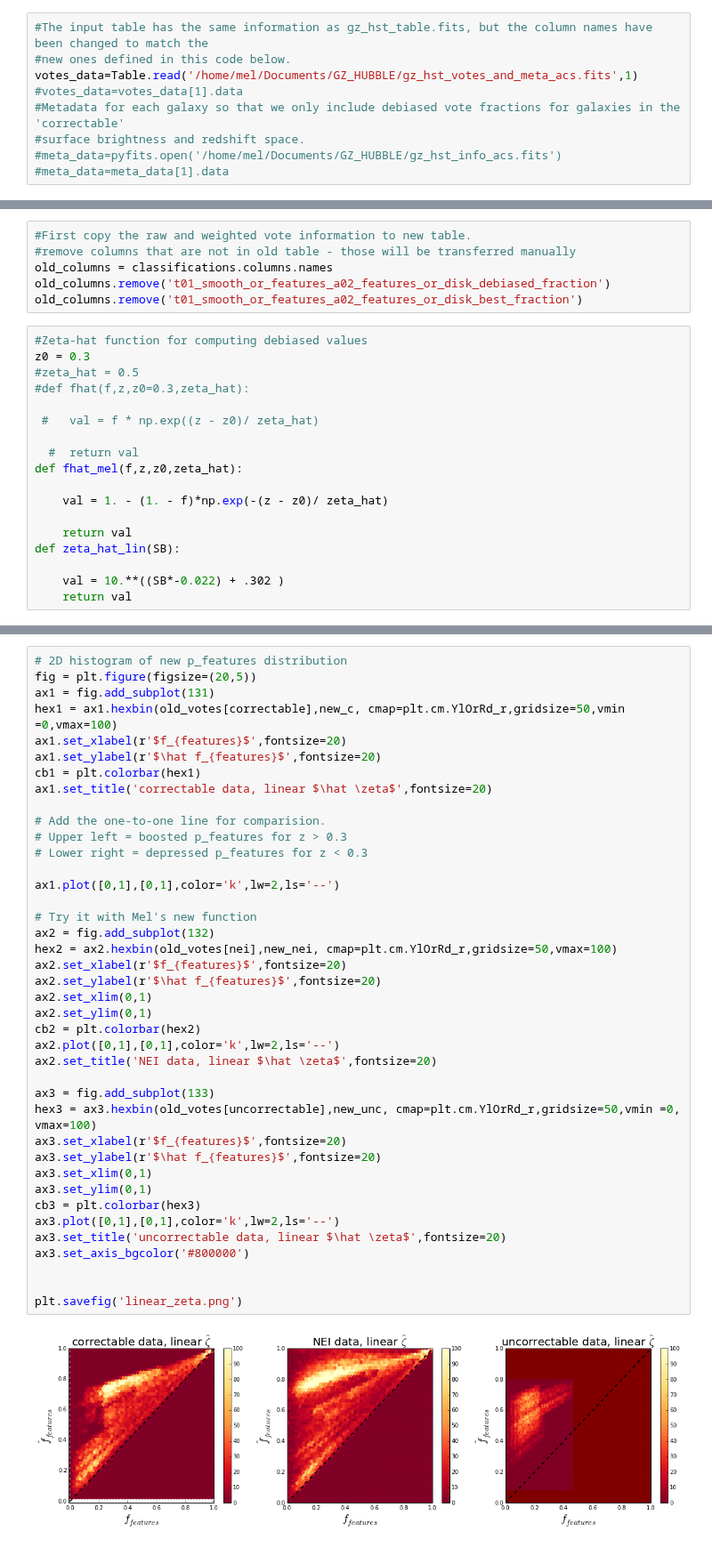
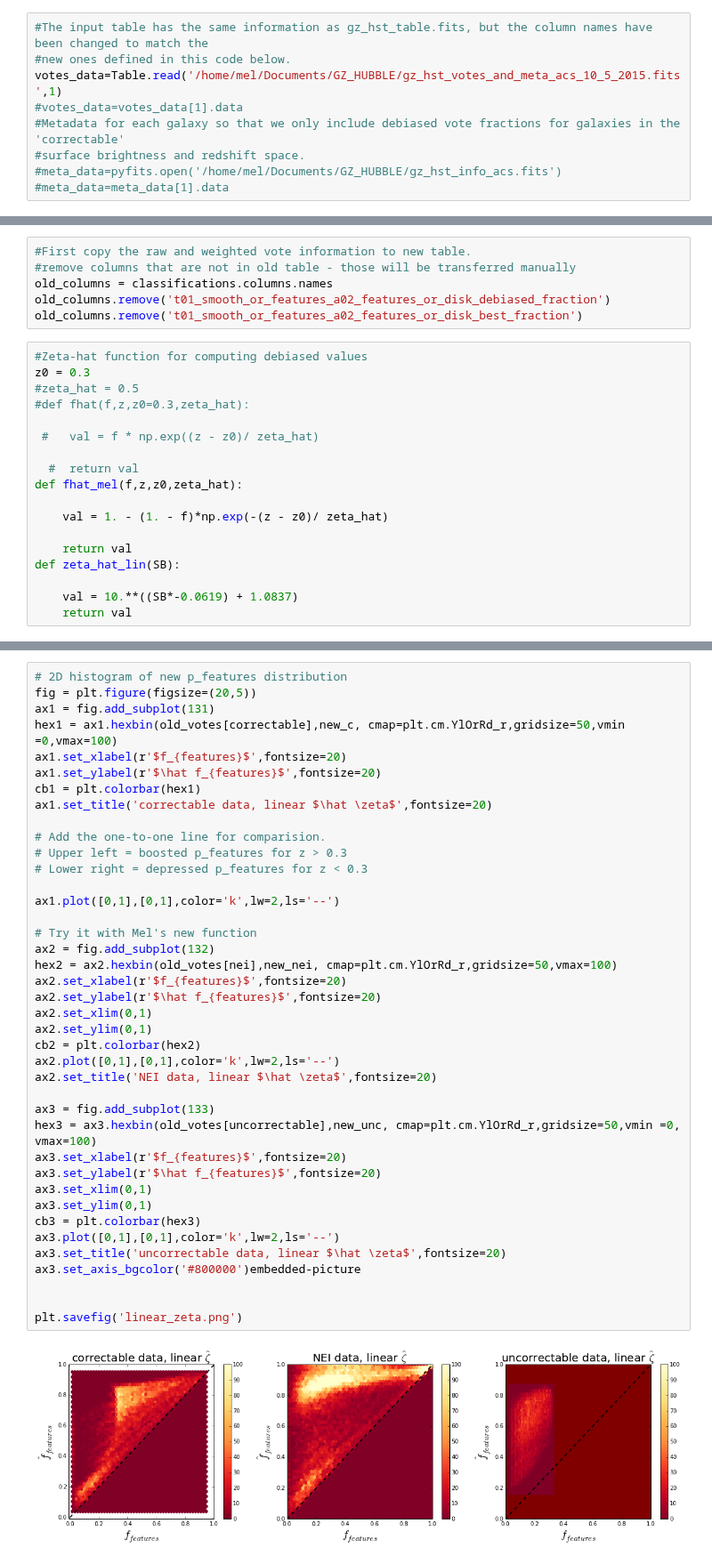
Before and after one commit to willettk/gzhubble, a Jupyter notebook: python/hubble_catalog.ipynb, the cells around one changed output, grey strips where cells are left out. Shown at 89% size. Cells and saved outputs as stored; diff of their text form.

```diff
--- a/python/hubble_catalog.ipynb
+++ b/python/hubble_catalog.ipynb
@@ -10,7 +10,7 @@ import matplotlib.pyplot as plt
 # %%
 #The input table has the same information as gz_hst_table.fits, but the column names have been changed to match the
 #new ones defined in this code below.
-votes_data=Table.read('/home/mel/Documents/GZ_HUBBLE/gz_hst_votes_and_meta_acs.fits',1)
+votes_data=Table.read('/home/mel/Documents/GZ_HUBBLE/gz_hst_votes_and_meta_acs_10_5_2015.fits',1)
 #votes_data=votes_data[1].data
 #Metadata for each galaxy so that we only include debiased vote fractions for galaxies in the 'correctable'
 #surface brightness and redshift space.
@@ -519,7 +519,7 @@ def fhat_mel(f,z,z0,zeta_hat):
     return val
 def zeta_hat_lin(SB):
 
-    val = 10.**((SB*-0.022) + .302 )
+    val = 10.**((SB*-0.0619) + 1.0837)
     return val
 # %%
 print 'Writing file...'
@@ -597,32 +598,32 @@ ax1.set_title('correctable data, linear $\hat \zeta$',fontsize=20)
 # Add the one-to-one line for comparision.
 # Upper left = boosted p_features for z > 0.3
 # Lower right = depressed p_features for z < 0.3
 
 ax1.plot([0,1],[0,1],color='k',lw=2,ls='--')
 
 # Try it with Mel's new function
 ax2 = fig.add_subplot(132)
 hex2 = ax2.hexbin(old_votes[nei],new_nei, cmap=plt.cm.YlOrRd_r,gridsize=50,vmax=100)
 ax2.set_xlabel(r'$f_{features}$',fontsize=20)
 ax2.set_ylabel(r'$\hat f_{features}$',fontsize=20)
 ax2.set_xlim(0,1)
 ax2.set_ylim(0,1)
 cb2 = plt.colorbar(hex2)
 ax2.plot([0,1],[0,1],color='k',lw=2,ls='--')
 ax2.set_title('NEI data, linear $\hat \zeta$',fontsize=20)
 
 ax3 = fig.add_subplot(133)
 hex3 = ax3.hexbin(old_votes[uncorrectable],new_unc, cmap=plt.cm.YlOrRd_r,gridsize=50,vmin =0, vmax=100)
 ax3.set_xlabel(r'$f_{features}$',fontsize=20)
 ax3.set_ylabel(r'$\hat f_{features}$',fontsize=20)
 ax3.set_xlim(0,1)
 ax3.set_ylim(0,1)
 cb3 = plt.colorbar(hex3)
 ax3.plot([0,1],[0,1],color='k',lw=2,ls='--')
 ax3.set_title('uncorrectable data, linear $\hat \zeta$',fontsize=20)
-ax3.set_axis_bgcolor('#800000')
+ax3.set_axis_bgcolor('#800000')embedded-picture
 
 
 plt.savefig('linear_zeta.png')
 # %% [output]
-[figure, old version]
+[figure, new version]
```
Also changed, not shown: parts of 10 cells of this notebook, 2 other files.
